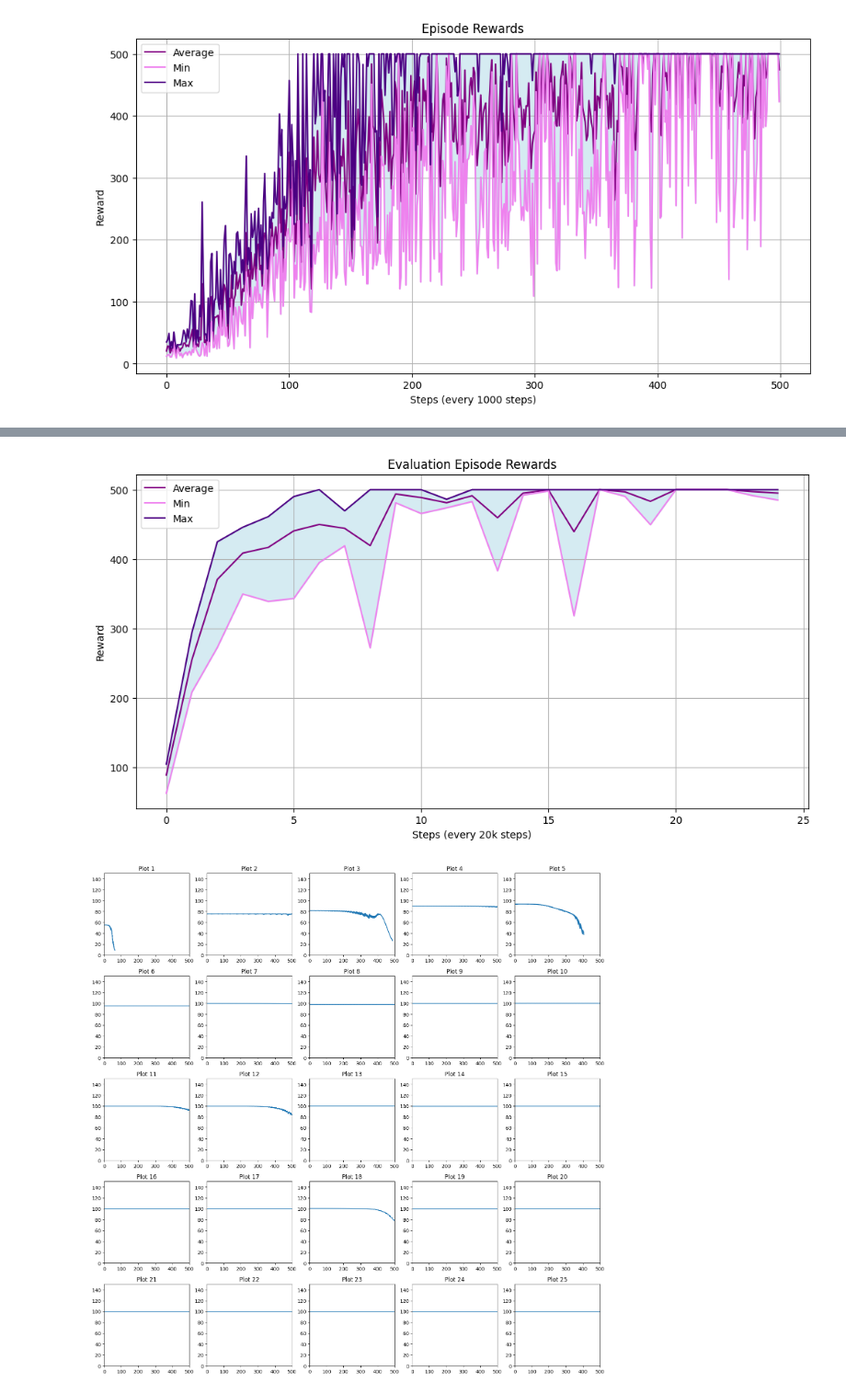
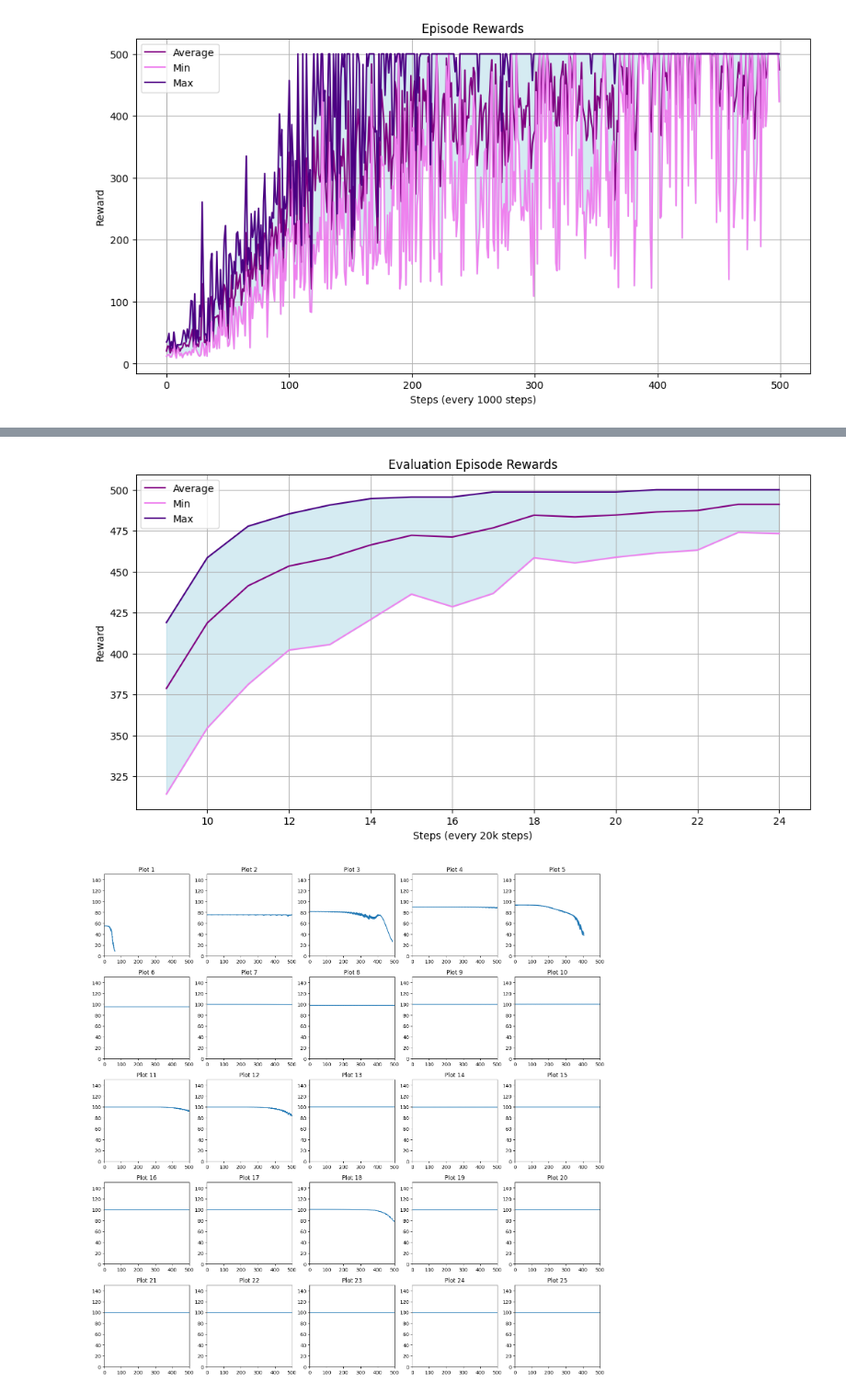
Before and after one commit to alexei-erm/annrl_project, a Jupyter notebook: agent3.ipynb, the cells around one changed output, grey strips where cells are left out. Shown at 92% size. Cells and saved outputs as stored; diff of their text form; code cells hidden in the pictures.

```diff
--- a/agent3.ipynb
+++ b/agent3.ipynb
@@ -178,22 +61,27 @@ Reached total training budget of 500000 steps ----> Stopping training at episode
 - losses and rewards are every 1k step
 - evaluation rewards and value_trajectories are every 20k steps
 # %%
-# Get stats for all_critic_losses
+# Get stats
 min_critic_losses, max_critic_losses, avg_critic_losses = get_stats(all_critic_losses)
 min_actor_losses, max_actor_losses, avg_actor_losses = get_stats(all_actor_losses)
 min_episode_rewards, max_episode_rewards, avg_episode_rewards = get_stats(all_episode_rewards)
 
-# Plot stats for all_critic_losses
-plot_stats(min_critic_losses, max_critic_losses, avg_critic_losses, title='Critic Losses',ylabel='Loss',xlabel='Steps (every 1000 steps)', save_plots=True, folder_name='agent3')
-plot_stats(min_actor_losses, max_actor_losses, avg_actor_losses, title='Actor Losses',ylabel='Loss',xlabel='Steps (every 1000 steps)', save_plots=True, folder_name='agent3')
-plot_stats(min_episode_rewards, max_episode_rewards, avg_episode_rewards, title='Episode Rewards',ylabel='Reward',xlabel='Steps (every 1000 steps)', save_plots=True, folder_name='agent3')
+save_plots = False
+folder_name = 'agent3'
+
+# Plot stats
+plot_stats(save_plots, folder_name, min_critic_losses, max_critic_losses, avg_critic_losses, title='Critic Losses', ylabel='Loss', xlabel='Steps (every 1000 steps)')
+plot_stats(save_plots, folder_name, min_actor_losses, max_actor_losses, avg_actor_losses, title='Critic Losses', ylabel='Loss', xlabel='Steps (every 1000 steps)')
+plot_stats(save_plots, folder_name, min_episode_rewards, max_episode_rewards, avg_episode_rewards, title='Episode Rewards', ylabel='Reward', xlabel='Steps (every 1000 steps)')
 # %% [output]
 [figure]
 [figure]
 [figure]
 # %%
-# Plot smoothed stats for all_critic_losses
-plot_smoothed_stats(min_critic_losses, max_critic_losses, avg_critic_losses, window_size=10, title='smoothed Critic Losses', ylabel='Loss', xlabel='Step (every 1000 steps)')
-plot_smoothed_stats(min_actor_losses, max_actor_losses, avg_actor_losses, window_size=10, title='smoothed Actor Losses', ylabel='Loss', xlabel='Step (every 1000 steps)')
-plot_smoothed_stats(min_episode_rewards, max_episode_rewards, avg_episode_rewards, window_size=10, title='smoothed Episode Rewards', ylabel='reward', xlabel='Step (every 1000 steps)')
+# Plot smoothed stats
+window_size = 10
+
+plot_smoothed_stats(save_plots, folder_name, min_critic_losses, max_critic_losses, avg_critic_losses, window_size, title='Critic Losses', ylabel='Loss', xlabel='Steps (every 1000 steps)')
+plot_smoothed_stats(save_plots, folder_name, min_actor_losses, max_actor_losses, avg_actor_losses, window_size, title='Critic Losses', ylabel='Loss', xlabel='Steps (every 1000 steps)')
+plot_smoothed_stats(save_plots, folder_name, min_episode_rewards, max_episode_rewards, avg_episode_rewards, window_size, title='Episode Rewards', ylabel='Reward', xlabel='Steps (every 1000 steps)')
 # %% [output]
@@ -203,11 +91,9 @@ plot_smoothed_stats(min_episode_rewards, max_episode_rewards, avg_episode_reward
 # %%
 # Get stats for evaluation rewards
 min_eval_rew, max_eval_rew, avg_eval_rew = get_stats(all_evaluation_reward_means)
 
-
-# Plot stats for all_critic_losses
-
-plot_stats(min_eval_rew, max_eval_rew, avg_eval_rew, title='Evaluation Episode Rewards',ylabel='Reward',xlabel='Steps (every 20k steps)', save_plots=True, folder_name='agent3')
+# Plot stats
+plot_smoothed_stats(save_plots, folder_name, min_eval_rew, max_eval_rew, avg_eval_rew, window_size, title='Evaluation Episode Rewards',ylabel='Reward',xlabel='Steps (every 20k steps)')
 # %% [output]
-[figure, old version]
+[figure, new version]
 # %%
```
Also changed, not shown: parts of 7 cells of this notebook, 23 other files.
